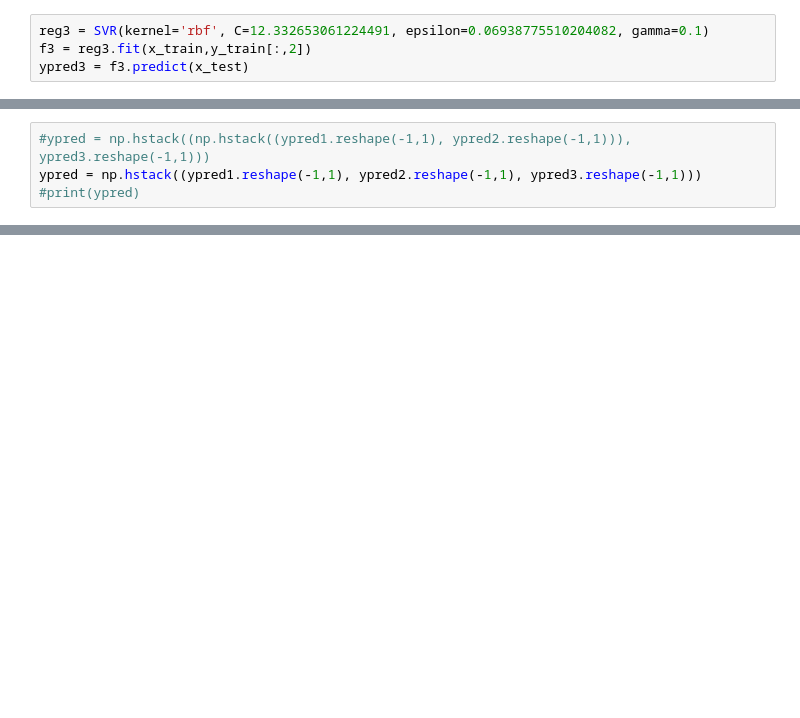
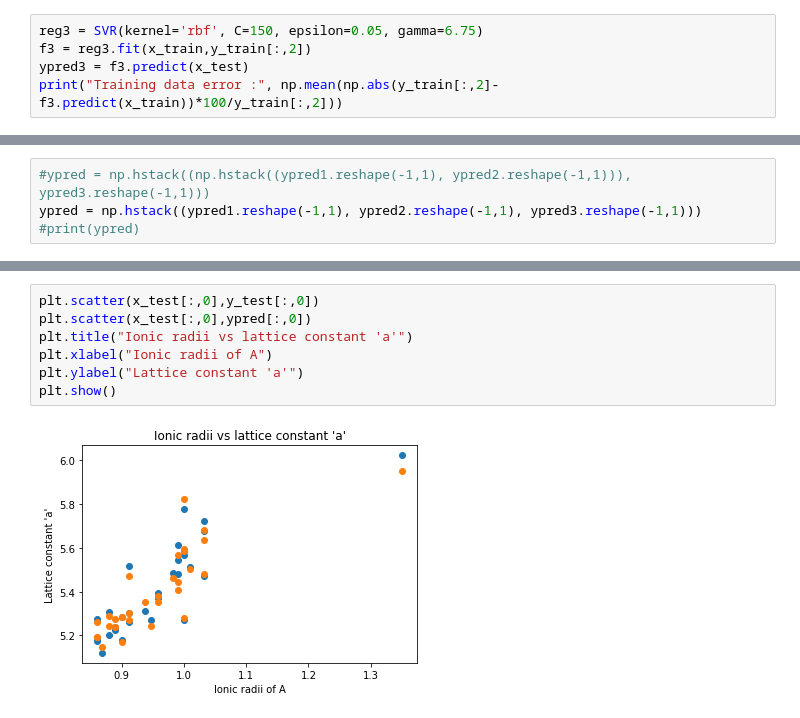
Before and after one commit to Shashank249/ML-project, a Jupyter notebook: ortho_final.ipynb, the cells around one changed output, grey strips where cells are left out. Drawn from its saved outputs; the diff is of its cells as text; blank space fills up the shorter version.

```diff
--- a/ortho_final.ipynb
+++ b/ortho_final.ipynb
@@ -71,4 +168,5 @@ best accuracy for a: 0.8851031041954114
 # %%
-reg3 = SVR(kernel='rbf', C=12.332653061224491, epsilon=0.06938775510204082, gamma=0.1)
+reg3 = SVR(kernel='rbf', C=150, epsilon=0.05, gamma=6.75)
 f3 = reg3.fit(x_train,y_train[:,2])
 ypred3 = f3.predict(x_test)
+print("Training data error :", np.mean(np.abs(y_train[:,2]-f3.predict(x_train))*100/y_train[:,2]))
@@ -87,0 +228,9 @@ Mean error in c in %: 0.8675712216337141
+# %%
+plt.scatter(x_test[:,0],y_test[:,0])
+plt.scatter(x_test[:,0],ypred[:,0])
+plt.title("Ionic radii vs lattice constant 'a'")
+plt.xlabel("Ionic radii of A")
+plt.ylabel("Lattice constant 'a'")
+plt.show()
+# %% [output]
+[figure, added]
```
Also changed, not shown: parts of 28 cells of this notebook.
